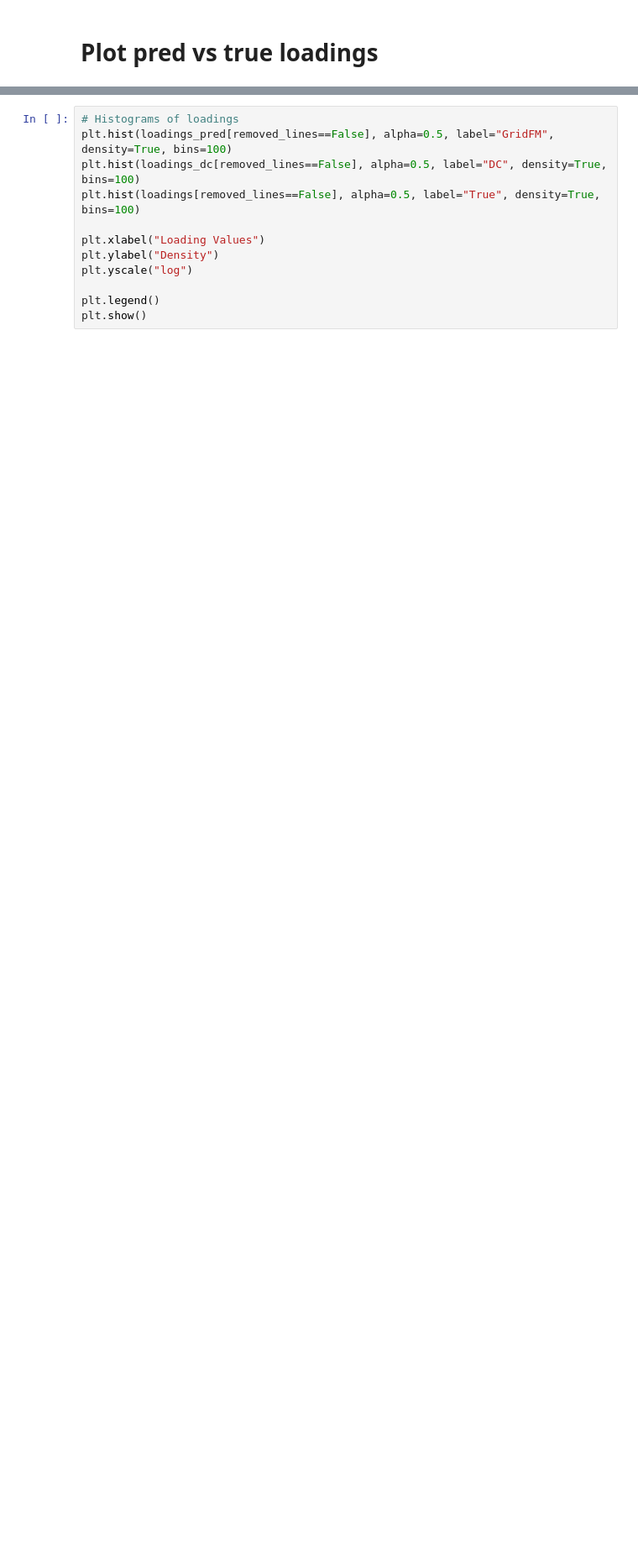
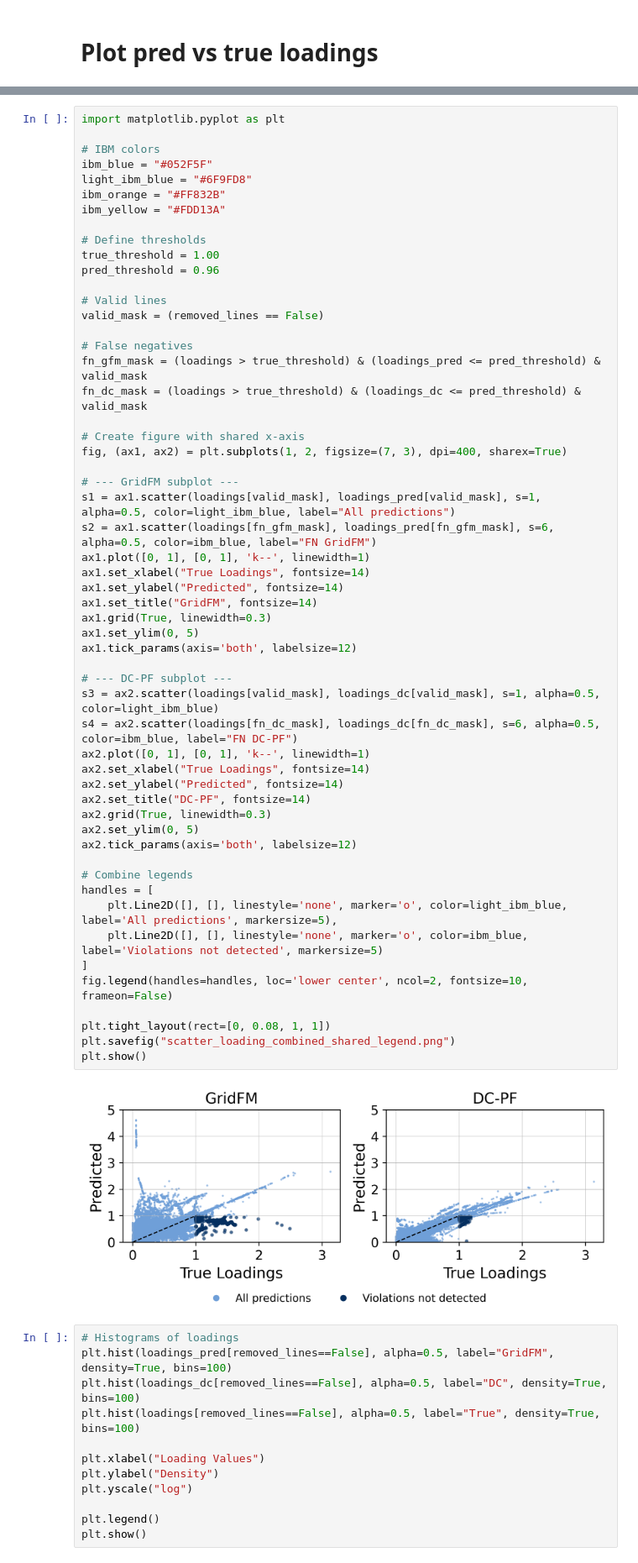
Before and after one commit to gridfm/gridfm-datakit, a Jupyter notebook: notebooks/post_processing.ipynb, the cells around one changed output, grey strips where cells are left out. Shown at 84% size. Saved outputs shown, nothing was run; the diff lists cells and outputs as text; blank space fills up the shorter version.

```diff
--- a/notebooks/post_processing.ipynb
+++ b/notebooks/post_processing.ipynb
@@ -325,3 +343,60 @@ plt.show()
+# %%
+import matplotlib.pyplot as plt
+
+# IBM colors
+ibm_blue = "#052F5F"
+light_ibm_blue = "#6F9FD8"
+ibm_orange = "#FF832B"
+ibm_yellow = "#FDD13A"
+
+# Define thresholds
+true_threshold = 1.00
+pred_threshold = 0.96
+
+# Valid lines
+valid_mask = (removed_lines == False)
+
+# False negatives
+fn_gfm_mask = (loadings > true_threshold) & (loadings_pred <= pred_threshold) & valid_mask
+fn_dc_mask = (loadings > true_threshold) & (loadings_dc <= pred_threshold) & valid_mask
+
+# Create figure with shared x-axis
+fig, (ax1, ax2) = plt.subplots(1, 2, figsize=(7, 3), dpi=400, sharex=True)
+
+# --- GridFM subplot ---
+s1 = ax1.scatter(loadings[valid_mask], loadings_pred[valid_mask], s=1, alpha=0.5, color=light_ibm_blue, label="All predictions")
+s2 = ax1.scatter(loadings[fn_gfm_mask], loadings_pred[fn_gfm_mask], s=6, alpha=0.5, color=ibm_blue, label="FN GridFM")
+ax1.plot([0, 1], [0, 1], 'k--', linewidth=1)
+ax1.set_xlabel("True Loadings", fontsize=14)
+ax1.set_ylabel("Predicted", fontsize=14)
+ax1.set_title("GridFM", fontsize=14)
+ax1.grid(True, linewidth=0.3)
+ax1.set_ylim(0, 5)
+ax1.tick_params(axis='both', labelsize=12)
+
+# --- DC-PF subplot ---
+s3 = ax2.scatter(loadings[valid_mask], loadings_dc[valid_mask], s=1, alpha=0.5, color=light_ibm_blue)
+s4 = ax2.scatter(loadings[fn_dc_mask], loadings_dc[fn_dc_mask], s=6, alpha=0.5, color=ibm_blue, label="FN DC-PF")
+ax2.plot([0, 1], [0, 1], 'k--', linewidth=1)
+ax2.set_xlabel("True Loadings", fontsize=14)
+ax2.set_ylabel("Predicted", fontsize=14)
+ax2.set_title("DC-PF", fontsize=14)
+ax2.grid(True, linewidth=0.3)
+ax2.set_ylim(0, 5)
+ax2.tick_params(axis='both', labelsize=12)
+
+# Combine legends
+handles = [
+    plt.Line2D([], [], linestyle='none', marker='o', color=light_ibm_blue, label='All predictions', markersize=5),
+    plt.Line2D([], [], linestyle='none', marker='o', color=ibm_blue, label='Violations not detected', markersize=5)
+]
+fig.legend(handles=handles, loc='lower center', ncol=2, fontsize=10, frameon=False)
+
+plt.tight_layout(rect=[0, 0.08, 1, 1])
+plt.savefig("scatter_loading_combined_shared_legend.png")
+plt.show()
+# %% [output]
+[figure, added]
 # %%
 # Histograms of loadings
 plt.hist(loadings_pred[removed_lines==False], alpha=0.5, label="GridFM", density=True, bins=100)
```
Also changed, not shown: parts of 12 cells of this notebook, 2 other files.
